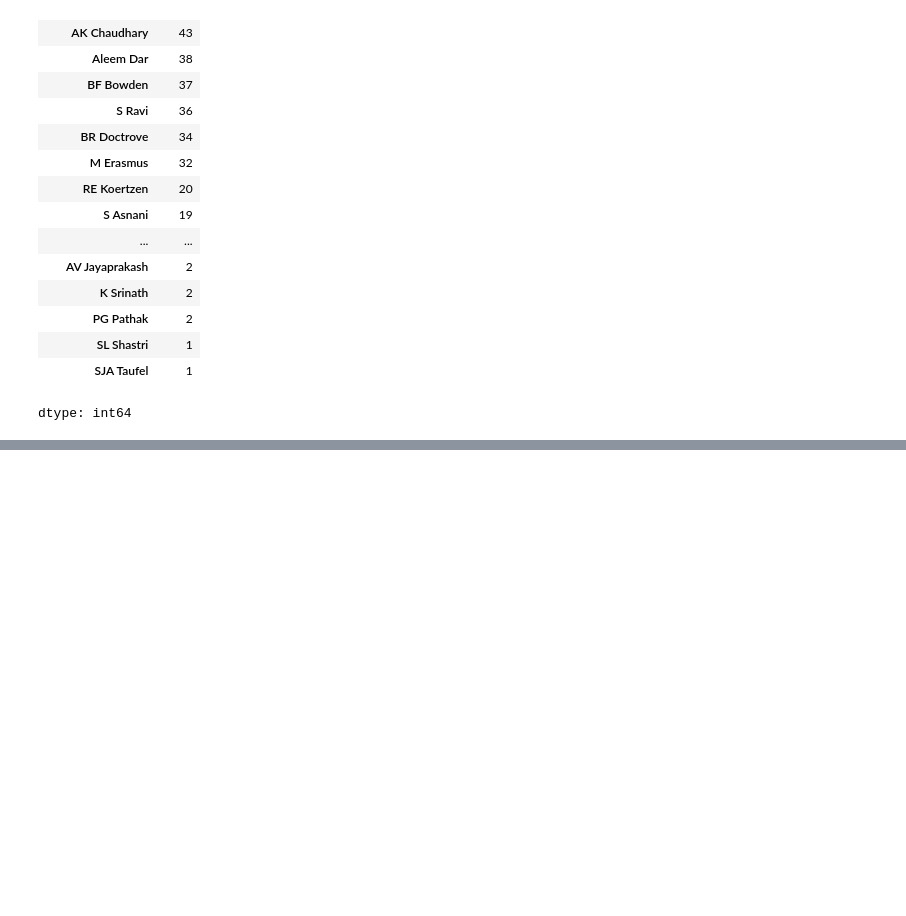
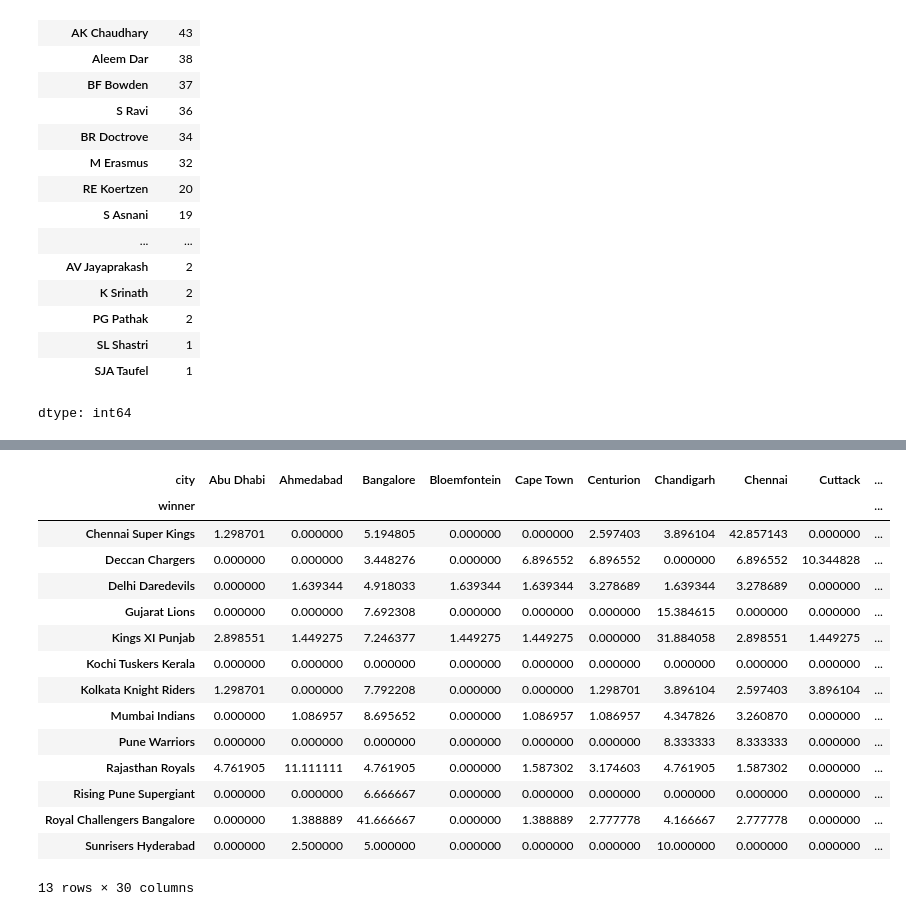
Before and after one commit to raj-coding1/EdaAnalysis, a Jupyter notebook: Untitled26.ipynb, the cells around one changed output, grey strips where cells are left out. Saved outputs shown, nothing was run; the diff lists cells and outputs as text; code cells hidden in the pictures; blank space fills up the shorter version.

```diff
--- a/Untitled26.ipynb
+++ b/Untitled26.ipynb
@@ -524,0 +543,19 @@ dtype: int64
+# %%
+pd.crosstab(df['winner'],df['city'],normalize='index')*100
+# %% [output]
+| city | Abu Dhabi | Ahmedabad | Bangalore | Bloemfontein | Cape Town | Centurion | Chandigarh | Chennai | Cuttack | ... |
+| winner |  |  |  |  |  |  |  |  |  | ... |
+| Chennai Super Kings | 1.298701 | 0.000000 | 5.194805 | 0.000000 | 0.000000 | 2.597403 | 3.896104 | 42.857143 | 0.000000 | ... |
+| Deccan Chargers | 0.000000 | 0.000000 | 3.448276 | 0.000000 | 6.896552 | 6.896552 | 0.000000 | 6.896552 | 10.344828 | ... |
+| Delhi Daredevils | 0.000000 | 1.639344 | 4.918033 | 1.639344 | 1.639344 | 3.278689 | 1.639344 | 3.278689 | 0.000000 | ... |
+| Gujarat Lions | 0.000000 | 0.000000 | 7.692308 | 0.000000 | 0.000000 | 0.000000 | 15.384615 | 0.000000 | 0.000000 | ... |
+| Kings XI Punjab | 2.898551 | 1.449275 | 7.246377 | 1.449275 | 1.449275 | 0.000000 | 31.884058 | 2.898551 | 1.449275 | ... |
+| Kochi Tuskers Kerala | 0.000000 | 0.000000 | 0.000000 | 0.000000 | 0.000000 | 0.000000 | 0.000000 | 0.000000 | 0.000000 | ... |
+| Kolkata Knight Riders | 1.298701 | 0.000000 | 7.792208 | 0.000000 | 0.000000 | 1.298701 | 3.896104 | 2.597403 | 3.896104 | ... |
+| Mumbai Indians | 0.000000 | 1.086957 | 8.695652 | 0.000000 | 1.086957 | 1.086957 | 4.347826 | 3.260870 | 0.000000 | ... |
+| Pune Warriors | 0.000000 | 0.000000 | 0.000000 | 0.000000 | 0.000000 | 0.000000 | 8.333333 | 8.333333 | 0.000000 | ... |
+| Rajasthan Royals | 4.761905 | 11.111111 | 4.761905 | 0.000000 | 1.587302 | 3.174603 | 4.761905 | 1.587302 | 0.000000 | ... |
+| Rising Pune Supergiant | 0.000000 | 0.000000 | 6.666667 | 0.000000 | 0.000000 | 0.000000 | 0.000000 | 0.000000 | 0.000000 | ... |
+| Royal Challengers Bangalore | 0.000000 | 1.388889 | 41.666667 | 0.000000 | 1.388889 | 2.777778 | 4.166667 | 2.777778 | 0.000000 | ... |
+| Sunrisers Hyderabad | 0.000000 | 2.500000 | 5.000000 | 0.000000 | 0.000000 | 0.000000 | 10.000000 | 0.000000 | 0.000000 | ... |
+13 rows × 30 columns
```
Also changed, not shown: parts of 8 cells of this notebook.
